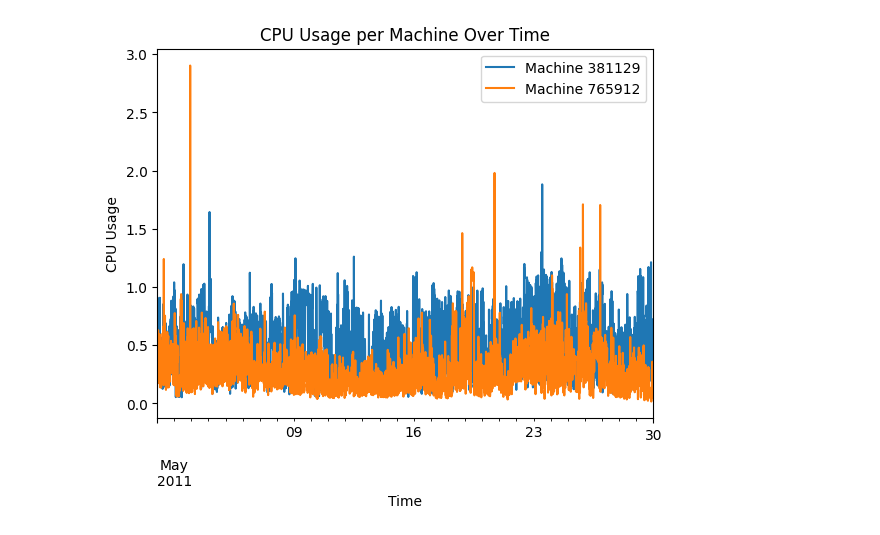
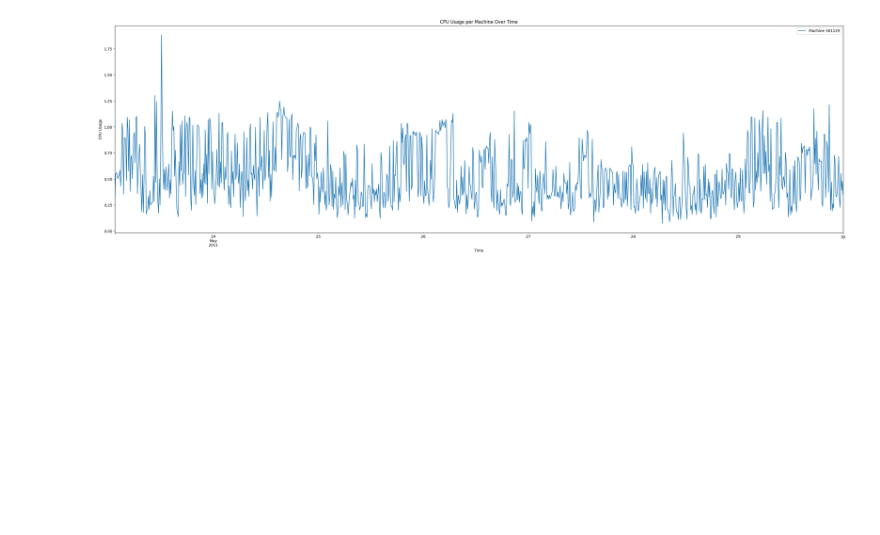
Before and after one commit to lijianzhi01/predict_cpu_mem, a Jupyter notebook: 5_draw_cpu_usage_chart.ipynb, the cells around one changed output. Drawn from its saved outputs; the diff is of its cells as text; code cells hidden in the pictures; blank space fills up the shorter version.

```diff
--- a/5_draw_cpu_usage_chart.ipynb
+++ b/5_draw_cpu_usage_chart.ipynb
@@ -2,33 +2,37 @@
 import pandas as pd
 import matplotlib.pyplot as plt
 
 # Load the resampled_cpu_usage_per_machine.csv file
 df = pd.read_csv('resampled_cpu_usage_per_machine.csv')
 
 # Convert start_time from string to datetime
 df['start_time'] = pd.to_datetime(df['start_time'])
 
 # Set start_time as the DataFrame's index
 df.set_index('start_time', inplace=True)
 
 # Get the list of unique machines
 machines = df['machine_id'].unique()
 
 # Pick 5 machines (you can replace this with the IDs of the machines you want to plot)
-selected_machines = machines[:2]
+selected_machines = machines[:1]
+
+plt.figure(figsize=(35, 10))
+target_machine_data = []
 
 # Create a plot for each machine
 for machine in selected_machines:
-    df_machine = df[df['machine_id'] == machine]
+    df_machine = df[df['machine_id'] == machine].tail(1000)
+    target_machine_data = df_machine
     df_machine['maximum_cpu_usage'].plot(label=f'Machine {machine}')
 
 # Add a legend and labels
 plt.legend()
 plt.xlabel('Time')
 plt.ylabel('CPU Usage')
 plt.title('CPU Usage per Machine Over Time')
 
 # Display the plot
 plt.show()
 # %% [output]
-[figure, old version]
+[figure, new version]
```
Also changed, not shown: parts of 5 cells of this notebook, 9 other files.
